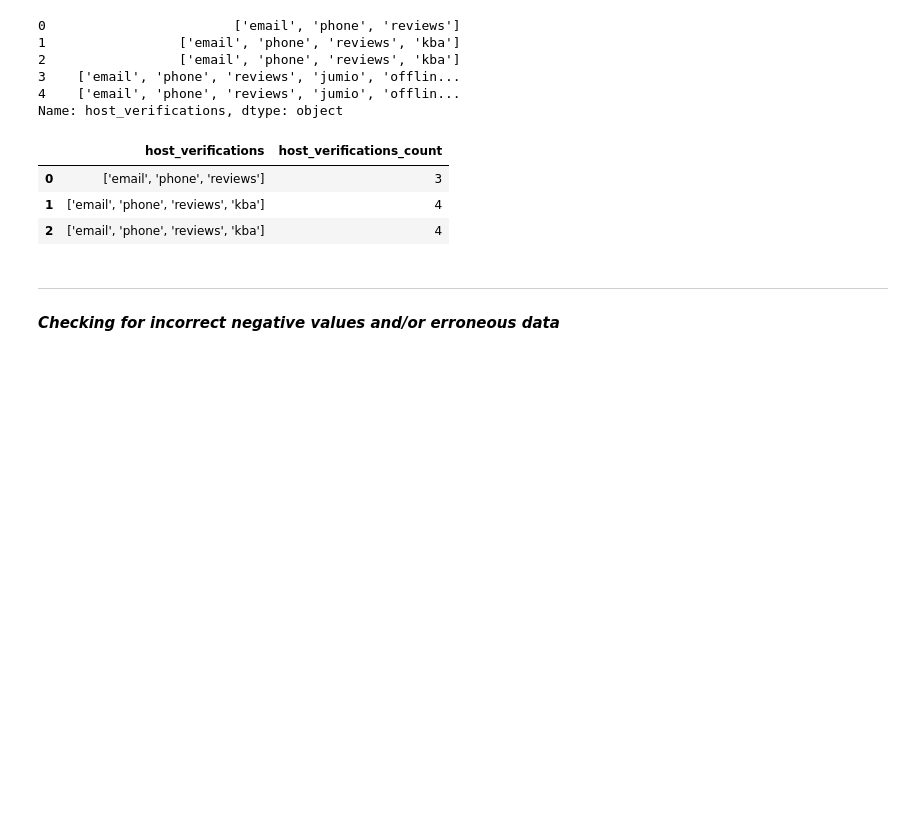
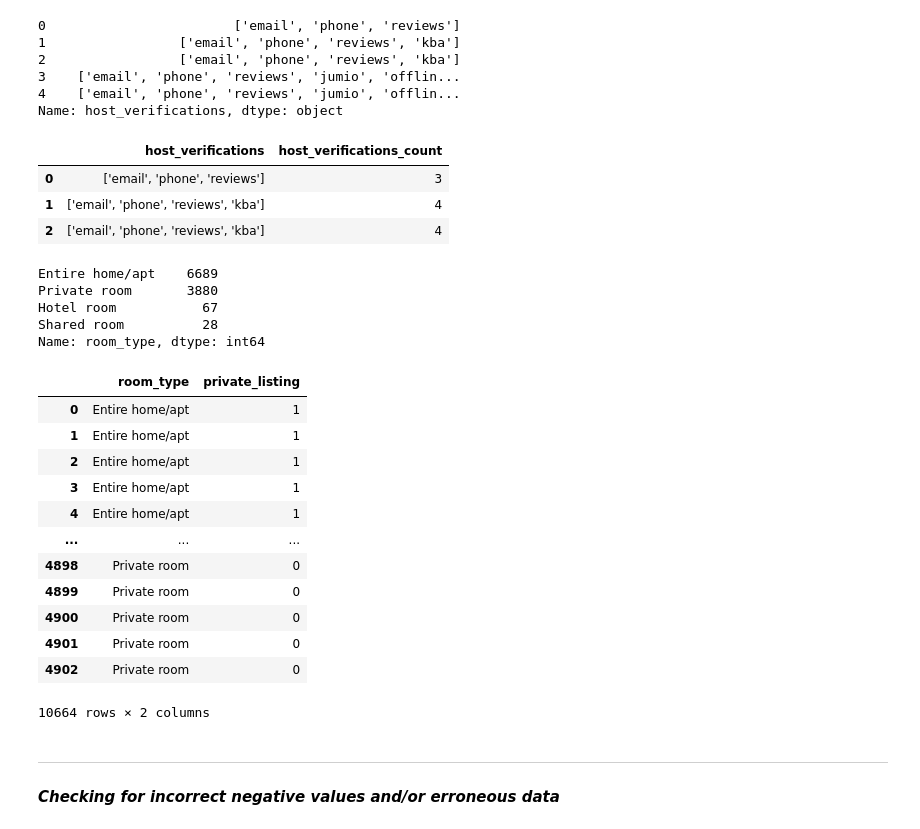
Before and after one commit to pemurp19/Airbnb-Listings, a Jupyter notebook: code/data_collection_cleaning_listings.ipynb, the cells around one changed output. Drawn from its saved outputs; the diff is of its cells as text; code cells hidden in the pictures; blank space fills up the shorter version.

```diff
--- a/code/data_collection_cleaning_listings.ipynb
+++ b/code/data_collection_cleaning_listings.ipynb
@@ -711,6 +711,33 @@ listings[['host_verifications', 'host_verifications_count']].head(3)
 | 0 | ['email', 'phone', 'reviews'] | 3 |
 | 1 | ['email', 'phone', 'reviews', 'kba'] | 4 |
 | 2 | ['email', 'phone', 'reviews', 'kba'] | 4 |
+# %%
+# adding column that indicates shared or private type of stay
+listings['room_type'].value_counts()
+# %% [output]
+Entire home/apt    6689
+Private room       3880
+Hotel room           67
+Shared room          28
+Name: room_type, dtype: int64
+# %%
+# adding columns for privacy - note private room is under shared as you would be sharing common areas with others
+listings['private_listing'] = [1 if (i == 'Entire home/apt' or i == 'Hotel room') else 0 for i in listings['room_type']]
+listings[['room_type','private_listing']]
+# %% [output]
+|  | room_type | private_listing |
+| 0 | Entire home/apt | 1 |
+| 1 | Entire home/apt | 1 |
+| 2 | Entire home/apt | 1 |
+| 3 | Entire home/apt | 1 |
+| 4 | Entire home/apt | 1 |
+| ... | ... | ... |
+| 4898 | Private room | 0 |
+| 4899 | Private room | 0 |
+| 4900 | Private room | 0 |
+| 4901 | Private room | 0 |
+| 4902 | Private room | 0 |
+10664 rows × 2 columns
 # %% [markdown]
 -----
 #### *Checking for incorrect negative values and/or erroneous data*
```
Also changed, not shown: parts of 3 cells of this notebook.
